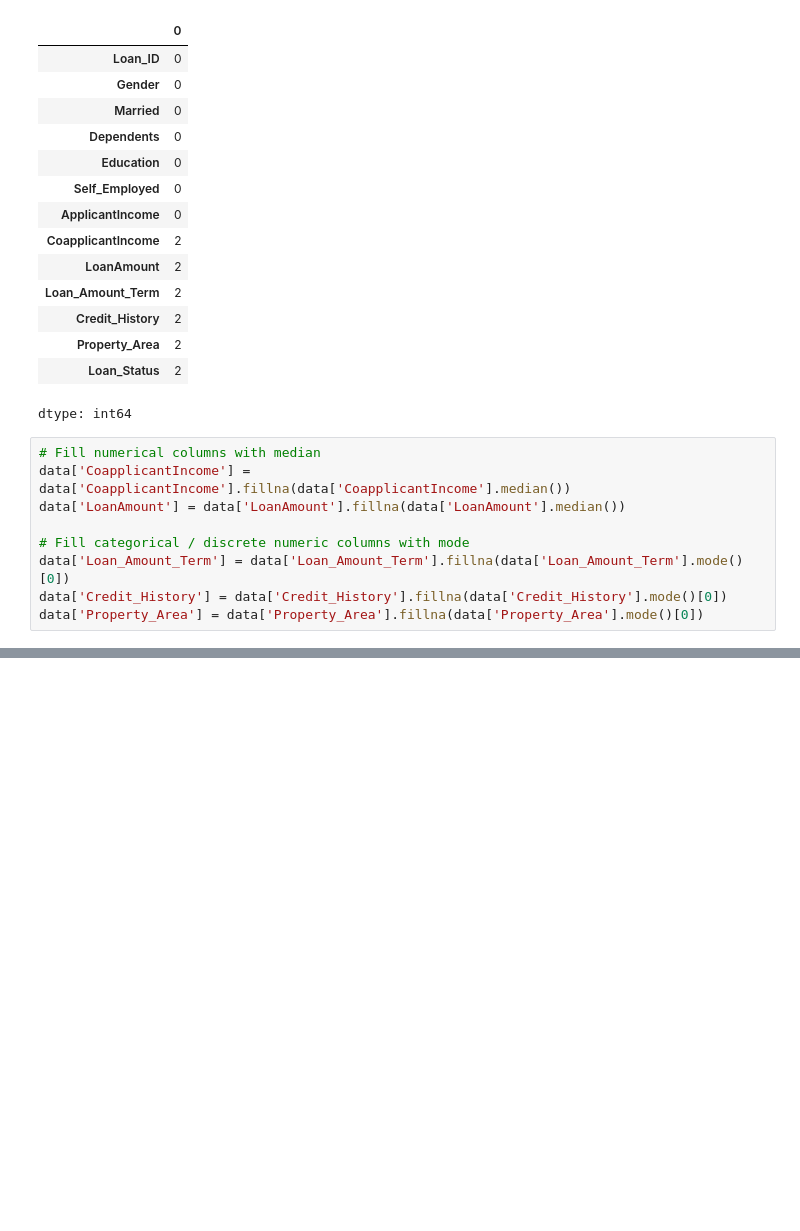
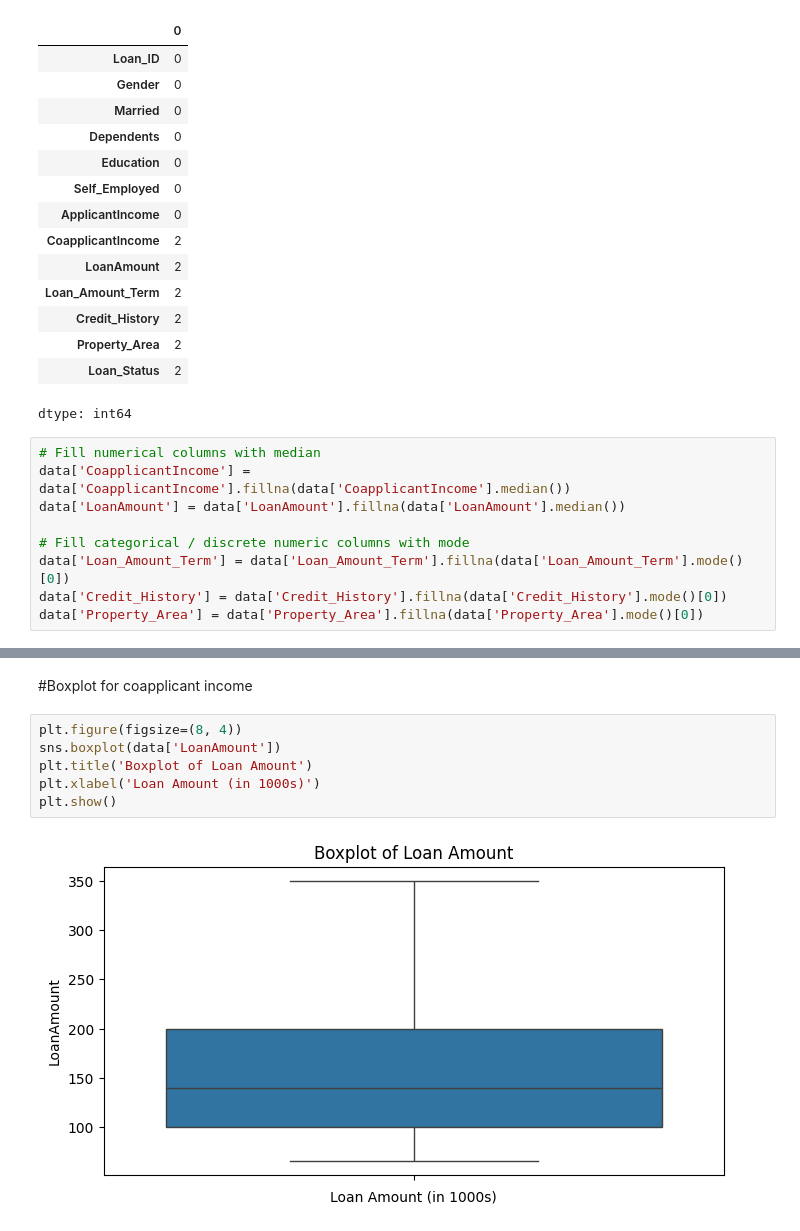
Before and after one commit to Mainabryan/loan-approval-prediction-logistic-regressio, a Jupyter notebook: Loan_Approval_predictor(logistic_regression).ipynb, the cells around one changed output, grey strips where cells are left out. Cells and saved outputs as stored; diff of their text form; blank space fills up the shorter version.

```diff
--- a/Loan_Approval_predictor(logistic_regression).ipynb
+++ b/Loan_Approval_predictor(logistic_regression).ipynb
@@ -70,0 +119,10 @@ data['Property_Area'] = data['Property_Area'].fillna(data['Property_Area'].mode(
+# %% [markdown]
+#Boxplot for  coapplicant income
+# %%
+plt.figure(figsize=(8, 4))
+sns.boxplot(data['LoanAmount'])
+plt.title('Boxplot of Loan Amount')
+plt.xlabel('Loan Amount (in 1000s)')
+plt.show()
+# %% [output]
+[figure, added]
```
Also changed, not shown: parts of 9 cells of this notebook.
